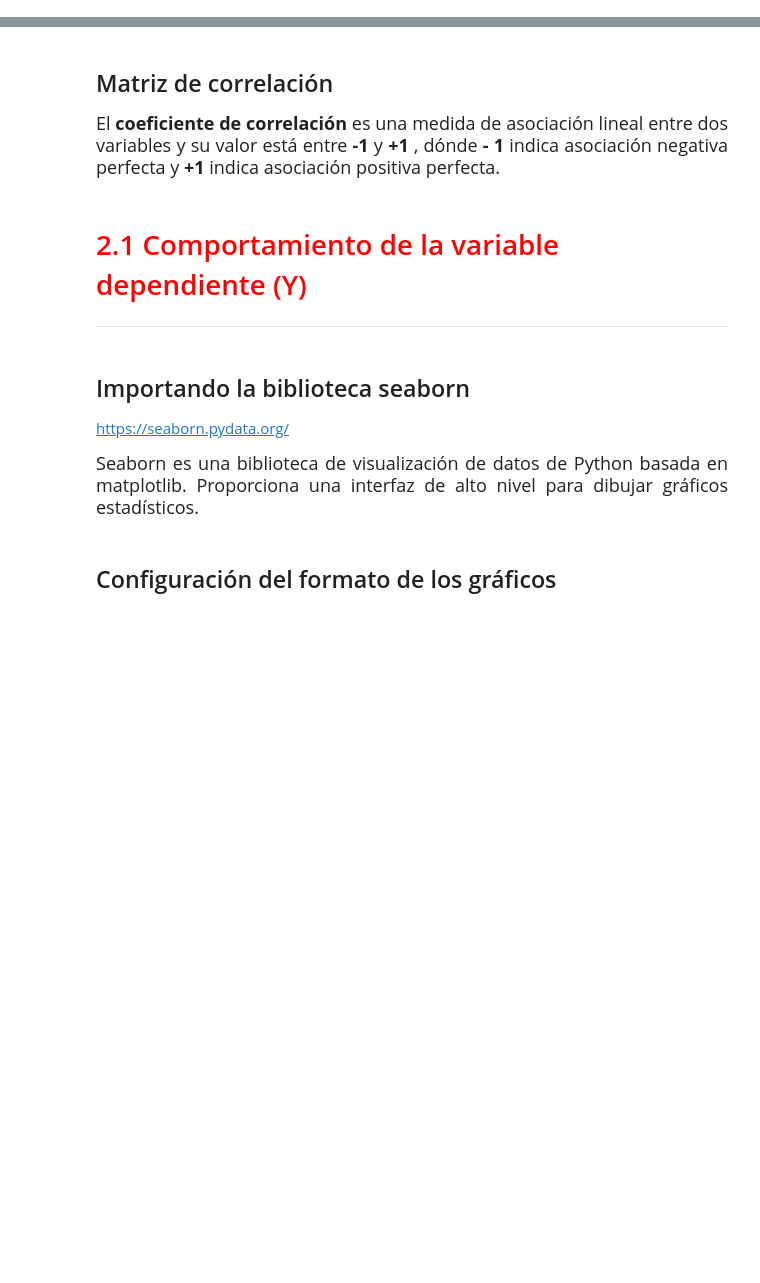
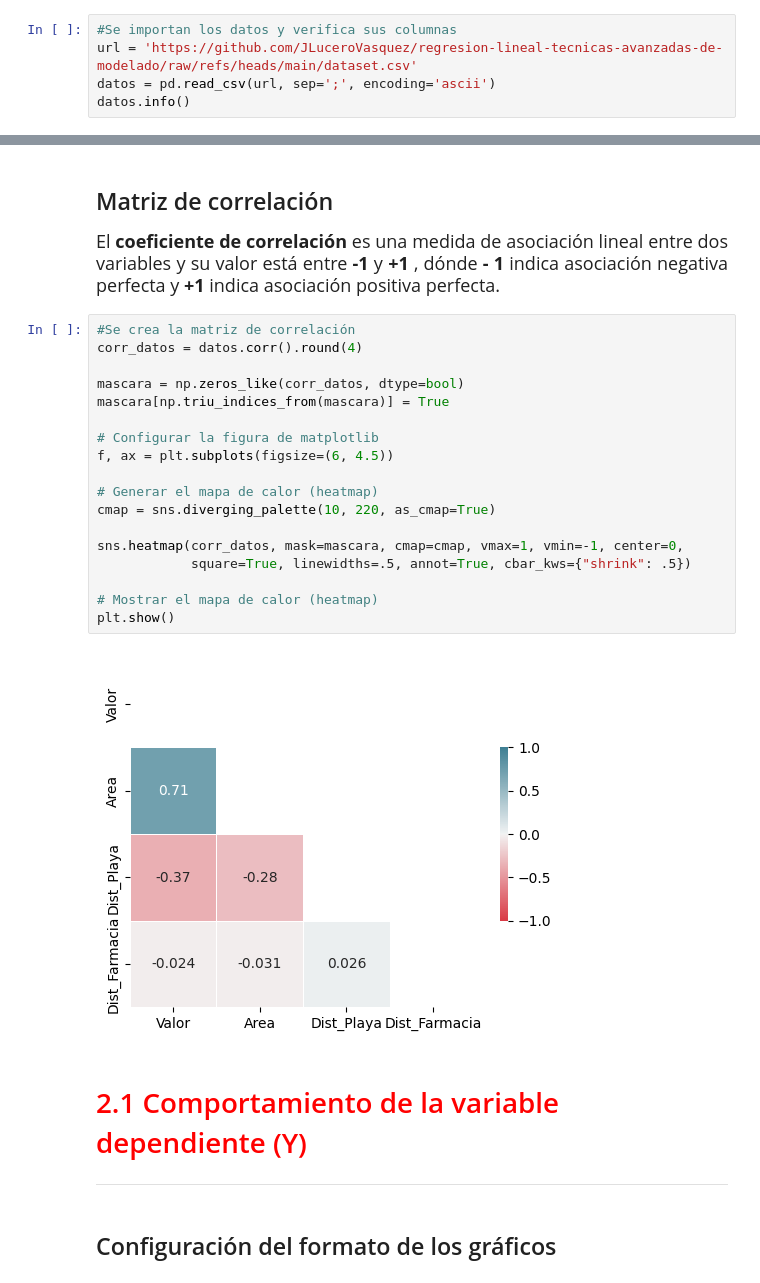
Before and after one commit to JLuceroVasquez/regresion-lineal-tecnicas-avanzadas-de-modelado, a Jupyter notebook: notebook-de-clase.ipynb, the cells around one changed output, grey strips where cells are left out. Cells and saved outputs as stored; diff of their text form; blank space fills up the shorter version.

```diff
--- a/notebook-de-clase.ipynb
+++ b/notebook-de-clase.ipynb
@@ -32,2 +52,7 @@ https://pandas.pydata.org/
 # %% [markdown]
 ## Ver los datos
+# %%
+#Se importan los datos y verifica sus columnas
+url = 'https://github.com/JLuceroVasquez/regresion-lineal-tecnicas-avanzadas-de-modelado/raw/refs/heads/main/dataset.csv'
+datos = pd.read_csv(url, sep=';', encoding='ascii')
+datos.info()
@@ -42,13 +96,29 @@ https://pandas.pydata.org/
 ## Matriz de correlación
 
 <p style='font-size: 18px; line-height: 2; margin: 10px 50px; text-align: justify;'>El <b> coeficiente de correlación </b> es una medida de asociación lineal entre dos variables y su valor está entre <b> -1 </b> y <b> +1 </b>, dónde <b> - 1 </b> indica asociación negativa perfecta y <b> +1 </b> indica asociación positiva perfecta.</p>
+# %%
+#Se crea la matriz de correlación
+corr_datos = datos.corr().round(4)
+
+mascara = np.zeros_like(corr_datos, dtype=bool)
+mascara[np.triu_indices_from(mascara)] = True
+
+# Configurar la figura de matplotlib
+f, ax = plt.subplots(figsize=(6, 4.5))
+
+# Generar el mapa de calor (heatmap)
+cmap = sns.diverging_palette(10, 220, as_cmap=True)
+
+sns.heatmap(corr_datos, mask=mascara, cmap=cmap, vmax=1, vmin=-1, center=0,
+            square=True, linewidths=.5, annot=True, cbar_kws={"shrink": .5})
+
+# Mostrar el mapa de calor (heatmap)
+plt.show()
+# %% [output]
+[figure, added]
 # %% [markdown]
 # <font color='red' style='font-size: 30px;'>2.1 Comportamiento de la variable dependiente (Y)</font>
 <hr style='border: 2px solid red;'>
-# %% [markdown]
-## Importando la biblioteca seaborn
-https://seaborn.pydata.org/
-<p style='font-size: 18px; line-height: 2; margin: 10px 50px; text-align: justify;'>Seaborn es una biblioteca de visualización de datos de Python basada en matplotlib. Proporciona una interfaz de alto nivel para dibujar gráficos estadísticos.</p>
 # %% [markdown]
 ## Configuración del formato de los gráficos
 # %%
```
Also changed, not shown: parts of 14 cells of this notebook.
